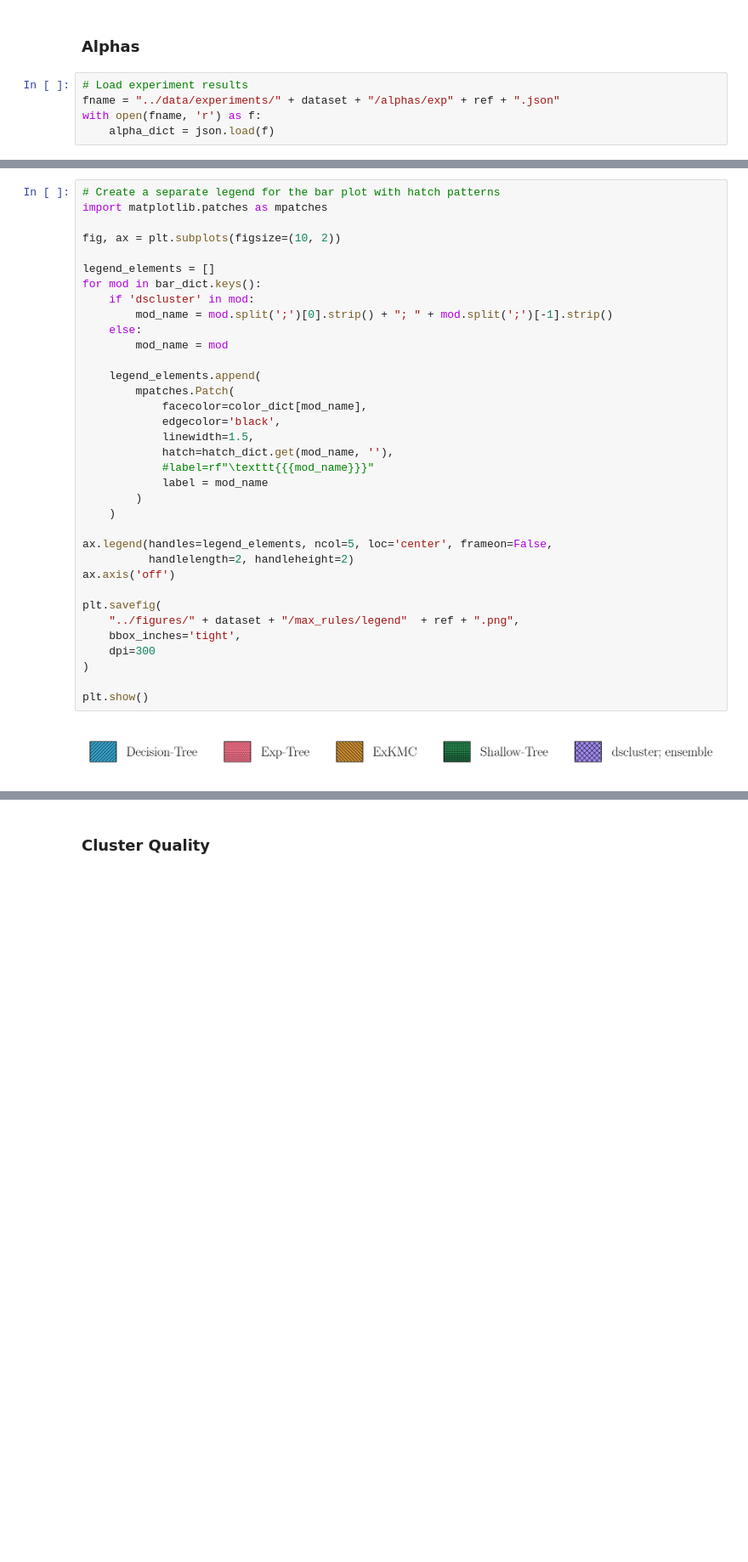
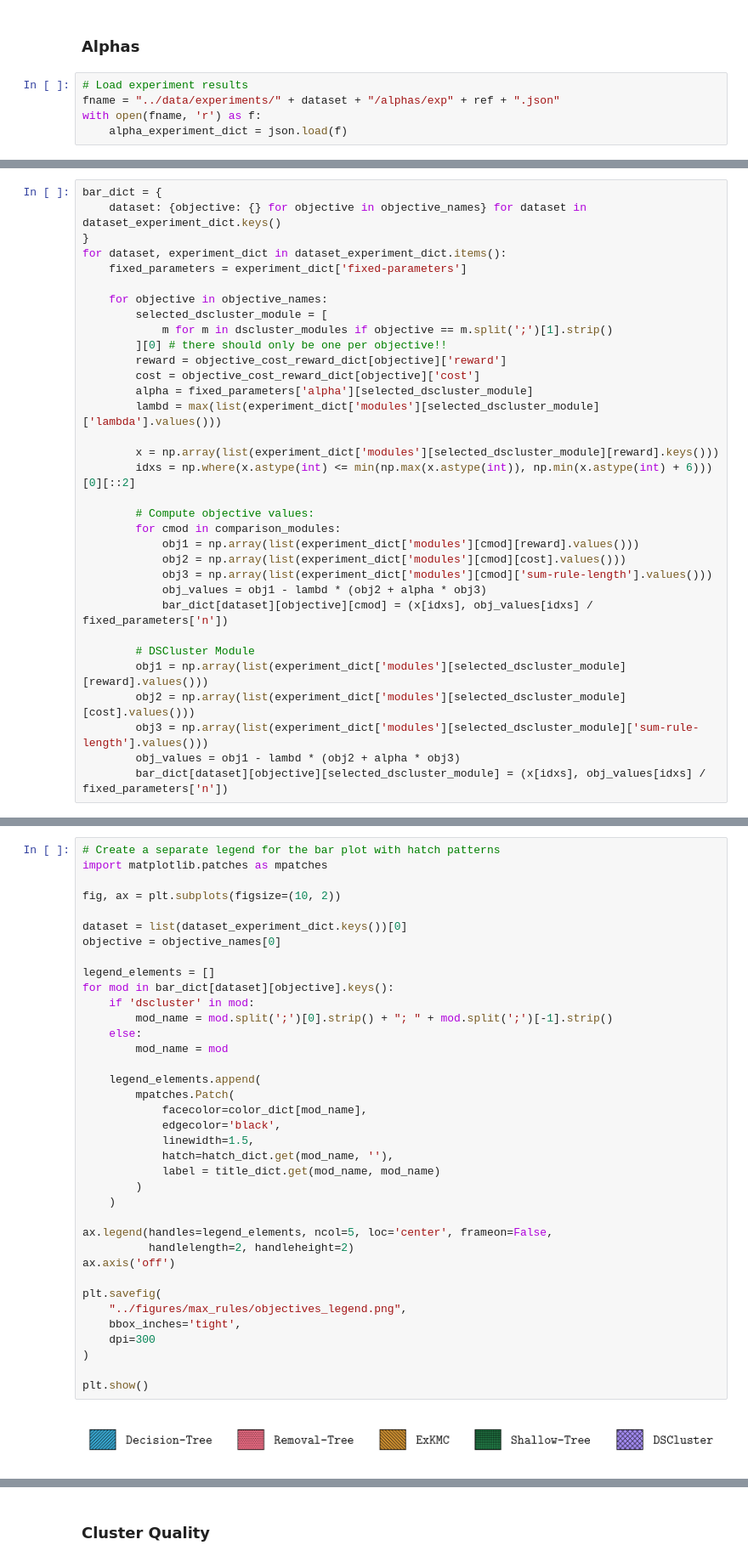
Before and after one commit to kevinqnb/interpretable-clustering, a Jupyter notebook: examples/experiments.ipynb, the cells around one changed output, grey strips where cells are left out. Shown at 85% size. Drawn from its saved outputs; the diff is of its cells as text; blank space fills up the shorter version.

Commit message:
Experiments with smaller alpha values, and IDS; Improved experiment plots

```diff
--- a/examples/experiments.ipynb
+++ b/examples/experiments.ipynb
@@ -113,4 +127,4 @@ objective_cost_reward_dict = {
 # Load experiment results
 fname = "../data/experiments/" + dataset + "/alphas/exp" + ref + ".json"
 with open(fname, 'r') as f:
-    alpha_dict = json.load(f)
+    alpha_experiment_dict = json.load(f)
@@ -350,0 +320,33 @@ bar_dict
+# %%
+bar_dict = {
+    dataset: {objective: {} for objective in objective_names} for dataset in dataset_experiment_dict.keys()
+}
+for dataset, experiment_dict in dataset_experiment_dict.items():
+    fixed_parameters = experiment_dict['fixed-parameters']
+
+    for objective in objective_names:
+        selected_dscluster_module = [
+            m for m in dscluster_modules if objective == m.split(';')[1].strip()
+        ][0] # there should only be one per objective!!
+        reward = objective_cost_reward_dict[objective]['reward']
+        cost = objective_cost_reward_dict[objective]['cost']
+        alpha = fixed_parameters['alpha'][selected_dscluster_module]
+        lambd = max(list(experiment_dict['modules'][selected_dscluster_module]['lambda'].values()))
+
+        x = np.array(list(experiment_dict['modules'][selected_dscluster_module][reward].keys()))
+        idxs = np.where(x.astype(int) <= min(np.max(x.astype(int)), np.min(x.astype(int) + 6)))[0][::2]
+
+        # Compute objective values:
+        for cmod in comparison_modules:
+            obj1 = np.array(list(experiment_dict['modules'][cmod][reward].values()))
+            obj2 = np.array(list(experiment_dict['modules'][cmod][cost].values()))
+            obj3 = np.array(list(experiment_dict['modules'][cmod]['sum-rule-length'].values()))
+            obj_values = obj1 - lambd * (obj2 + alpha * obj3)
+            bar_dict[dataset][objective][cmod] = (x[idxs], obj_values[idxs] / fixed_parameters['n'])
+
+        # DSCluster Module
+        obj1 = np.array(list(experiment_dict['modules'][selected_dscluster_module][reward].values()))
+        obj2 = np.array(list(experiment_dict['modules'][selected_dscluster_module][cost].values()))
+        obj3 = np.array(list(experiment_dict['modules'][selected_dscluster_module]['sum-rule-length'].values()))
+        obj_values = obj1 - lambd * (obj2 + alpha * obj3)
+        bar_dict[dataset][objective][selected_dscluster_module] = (x[idxs], obj_values[idxs] / fixed_parameters['n'])
@@ -353,35 +403,37 @@ bar_dict
 import matplotlib.patches as mpatches
 
 fig, ax = plt.subplots(figsize=(10, 2))
 
+dataset = list(dataset_experiment_dict.keys())[0]
+objective = objective_names[0]
+
 legend_elements = []
-for mod in bar_dict.keys():
+for mod in bar_dict[dataset][objective].keys():
     if 'dscluster' in mod:
         mod_name = mod.split(';')[0].strip() + "; " + mod.split(';')[-1].strip()
     else:
         mod_name = mod
 
     legend_elements.append(
         mpatches.Patch(
             facecolor=color_dict[mod_name],
             edgecolor='black',
             linewidth=1.5,
             hatch=hatch_dict.get(mod_name, ''),
-            #label=rf"\texttt{{{mod_name}}}"
-            label = mod_name
+            label = title_dict.get(mod_name, mod_name)
         )
     )
 
 ax.legend(handles=legend_elements, ncol=5, loc='center', frameon=False,
           handlelength=2, handleheight=2)
 ax.axis('off')
 
 plt.savefig(
-    "../figures/" + dataset + "/max_rules/legend"  + ref + ".png",
+    "../figures/max_rules/objectives_legend.png",
     bbox_inches='tight',
     dpi=300
 )
 
 plt.show()
 # %% [output]
-[figure, old version]
+[figure, new version]
```
Also changed, not shown: parts of 37 cells of this notebook, 37 other files.
